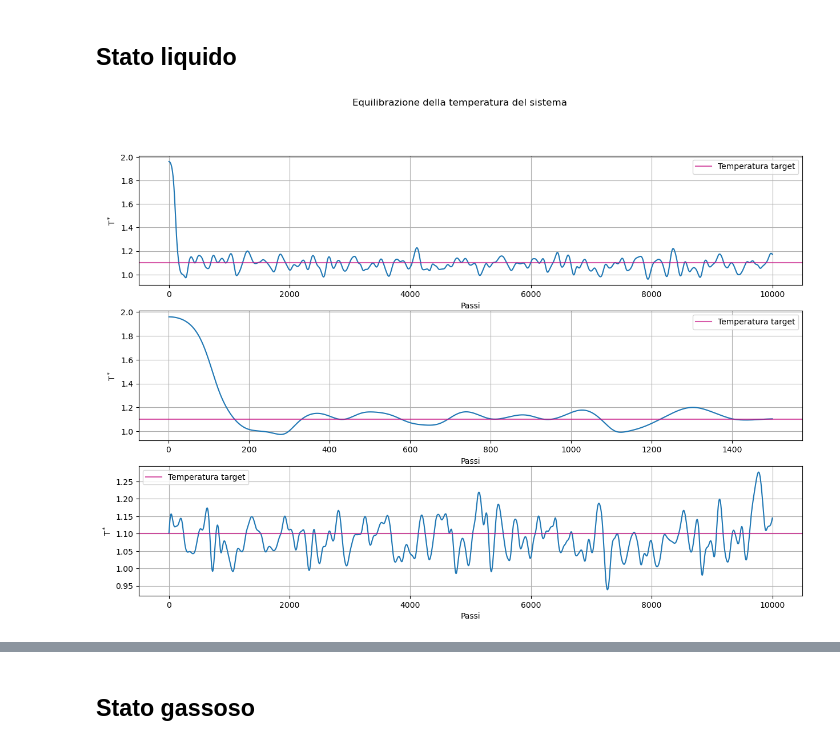
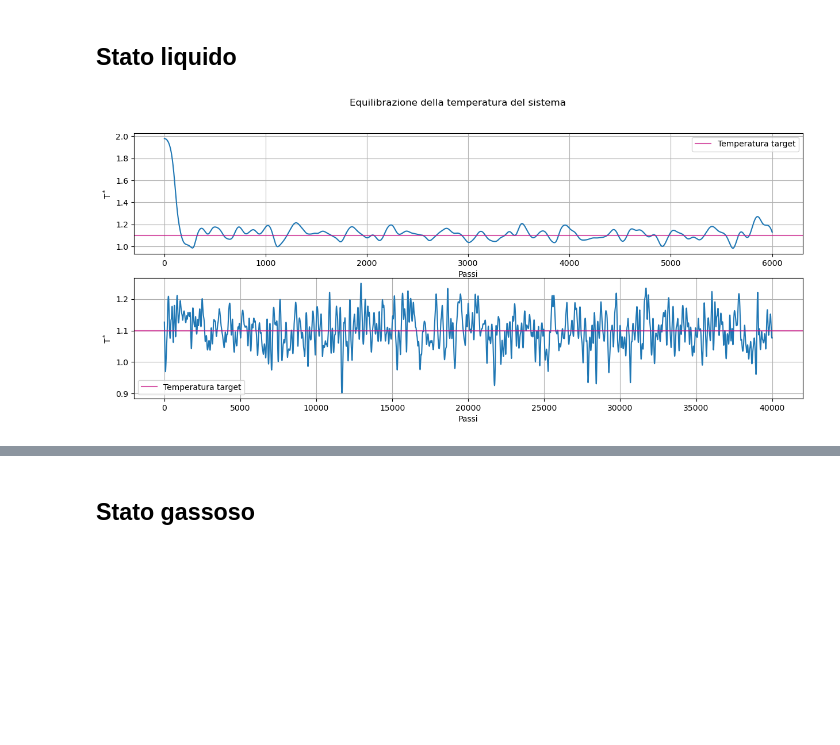
Before and after one commit to angela-bonato/LaboratorioSimulazioneNumerica, a Jupyter notebook: Esercitazione4/Esercitazione4.ipynb, the cells around one changed output, grey strips where cells are left out. Cells and saved outputs as stored; diff of their text form; code cells hidden in the pictures; blank space fills up the shorter version.

```diff
--- a/Esercitazione4/Esercitazione4.ipynb
+++ b/Esercitazione4/Esercitazione4.ipynb
@@ -12,39 +12,30 @@ from scipy.stats import cauchy
 # %% [markdown]
 ## Stato solido
 # %%
-Ntot=10000  #passi totali della simulazione
+Npar=6000  #passi della simulazione parziale
+xeqpar=np.arange(Npar)+1  #T di equilibrazione la plotto in base agli steps, non faccio media a blocchi, faccio +1 perchè indicizza da 0 np.arange
+solTeqpar=np.loadtxt("SolidState/eqtemppar.dat", delimiter=" ", usecols=0,  unpack="true")  #vettore delle ordinate dei punti plottati
+
+Ntot=40000  #passi totali della simulazione
 xeqtot=np.arange(Ntot)+1  #T di equilibrazione la plotto in base agli steps, non faccio media a blocchi, faccio +1 perchè indicizza da 0 np.arange
 solTeqtot=np.loadtxt("SolidState/eqtemptot.dat", delimiter=" ", usecols=0,  unpack="true")  #vettore delle ordinate dei punti plottati
 
-Npar=1500  #passi della simulazione parziale
-xeqpar=np.arange(Npar)+1  #T di equilibrazione la plotto in base agli steps, non faccio media a blocchi, faccio +1 perchè indicizza da 0 np.arange
-solTeqpar=np.loadtxt("SolidState/eqtemppar.dat", delimiter=" ", usecols=0,  unpack="true")  #vettore delle ordinate dei punti plottati
+sfig ,(splt1, splt2) = plt.subplots(2, 1, figsize=(15, 6))
 
-solTeqfin=np.loadtxt("SolidState/eqtempfin.dat", delimiter=" ", usecols=0,  unpack="true")  #vettore delle ordinate dei punti plottati
-
-sfig ,(splt1, splt2, splt3) = plt.subplots(3, 1, figsize=(15, 10))
-
-splt1.plot(xeqtot, solTeqtot)
+splt1.plot(xeqpar, solTeqpar)
 splt1.axhline(y=0.8, color="mediumvioletred", label="Temperatura target", alpha=0.7)
 splt1.set_xlabel("Passi")
 splt1.set_ylabel(r"$\mathrm{T^*}$")
 splt1.grid(True)
 splt1.legend()
 
-splt2.plot(xeqpar, solTeqpar)
+splt2.plot(xeqtot, solTeqtot)
 splt2.axhline(y=0.8, color="mediumvioletred", label="Temperatura target", alpha=0.7)
 splt2.set_xlabel("Passi")
 splt2.set_ylabel(r"$\mathrm{T^*}$")
 splt2.grid(True)
 splt2.legend()
 
-splt3.plot(xeqtot, solTeqfin)
-splt3.axhline(y=0.8, color="mediumvioletred", label="Temperatura target", alpha=0.7)
-splt3.set_xlabel("Passi")
-splt3.set_ylabel(r"$\mathrm{T^*}$")
-splt3.grid(True)
-splt3.legend()
-
 sfig.suptitle("Equilibrazione della temperatura del sistema")
 plt.show()
 # %% [output]
@@ -110,37 +99,29 @@ plt.show()
 # %% [markdown]
 ## Stato liquido
 # %%
+liqTeqpar=np.loadtxt("LiquidState/eqtemppar.dat", delimiter=" ", usecols=0,  unpack="true")  #vettore delle ordinate dei punti plottati
 liqTeqtot=np.loadtxt("LiquidState/eqtemptot.dat", delimiter=" ", usecols=0,  unpack="true")  #vettore delle ordinate dei punti plottati
-liqTeqpar=np.loadtxt("LiquidState/eqtemppar.dat", delimiter=" ", usecols=0,  unpack="true")  #vettore delle ordinate dei punti plottati
-liqTeqfin=np.loadtxt("LiquidState/eqtempfin.dat", delimiter=" ", usecols=0,  unpack="true")  #vettore delle ordinate dei punti plottati
 
-lfig ,(lplt1, lplt2, lplt3) = plt.subplots(3, 1, figsize=(15, 10))
+lfig ,(lplt1, lplt2) = plt.subplots(2, 1, figsize=(15, 6))
 
-lplt1.plot(xeqtot, liqTeqtot)
+lplt1.plot(xeqpar, liqTeqpar)
 lplt1.axhline(y=1.1, color="mediumvioletred", label="Temperatura target", alpha=0.7)
 lplt1.set_xlabel("Passi")
 lplt1.set_ylabel(r"$\mathrm{T^*}$")
 lplt1.grid(True)
 lplt1.legend()
 
-lplt2.plot(xeqpar, liqTeqpar)
+lplt2.plot(xeqtot, liqTeqtot)
 lplt2.axhline(y=1.1, color="mediumvioletred", label="Temperatura target", alpha=0.7)
 lplt2.set_xlabel("Passi")
 lplt2.set_ylabel(r"$\mathrm{T^*}$")
 lplt2.grid(True)
 lplt2.legend()
 
-lplt3.plot(xeqtot, liqTeqfin)
-lplt3.axhline(y=1.1, color="mediumvioletred", label="Temperatura target", alpha=0.7)
-lplt3.set_xlabel("Passi")
-lplt3.set_ylabel(r"$\mathrm{T^*}$")
-lplt3.grid(True)
-lplt3.legend()
-
 lfig.suptitle("Equilibrazione della temperatura del sistema")
 plt.show()
 # %% [output]
-[figure, old version]
+[figure, new version]
 # %%
 liqTemps, liqTempErrs=np.loadtxt("LiquidState/temperature.dat", usecols=(2, 3),  unpack="true")  #vettore delle ordinate dei punti plottati
 liqPress, liqPresErrs=np.loadtxt("LiquidState/pressure.dat", usecols=(2, 3),  unpack="true")  #vettore delle ordinate dei punti plottati
```
Also changed, not shown: parts of 10 cells of this notebook, 33 other files.
